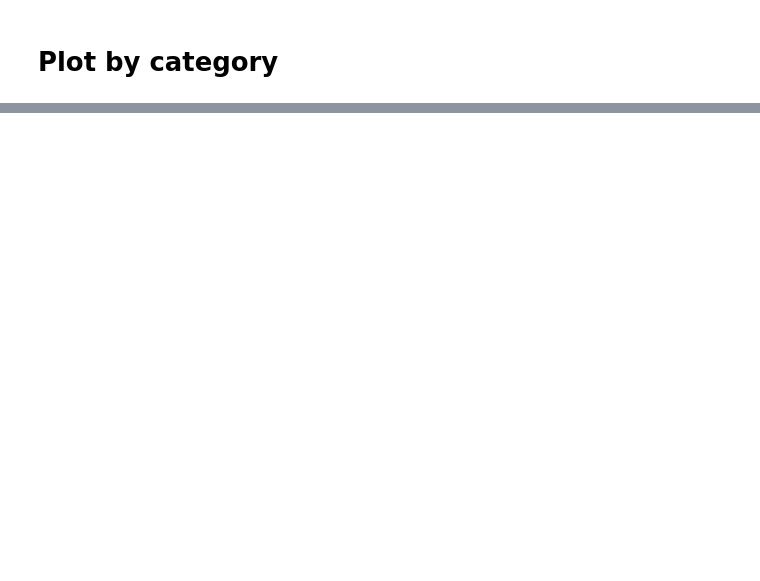
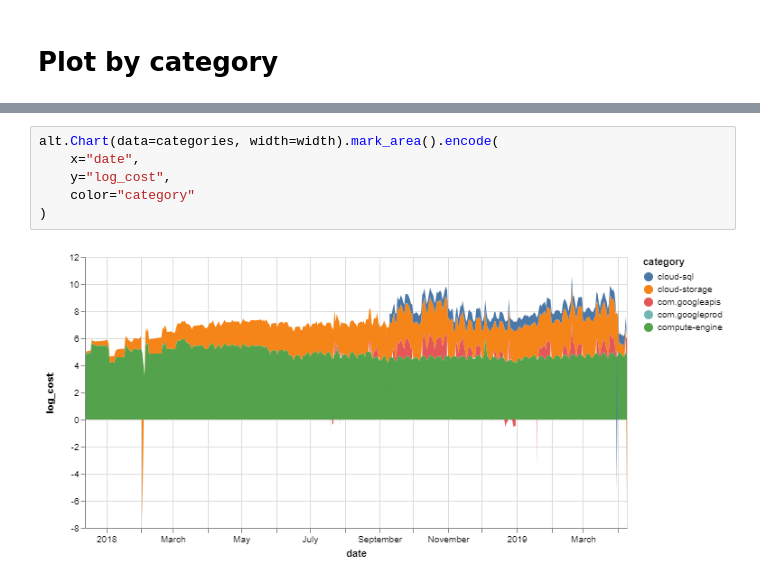
Before and after one commit to jupyterhub/binder-billing, a Jupyter notebook: analyze_data.ipynb, the cells around one changed output, grey strips where cells are left out. Drawn from its saved outputs; the diff is of its cells as text; blank space fills up the shorter version.

```diff
--- a/analyze_data.ipynb
+++ b/analyze_data.ipynb
@@ -59,0 +55,8 @@ plt.setp(ax.get_xticklabels(), rotation=45, horizontalalignment='right');
+# %%
+alt.Chart(data=categories, width=width).mark_area().encode(
+    x="date",
+    y="log_cost",
+    color="category"
+)
+# %% [output]
+[figure, added]
```
Also changed, not shown: parts of 14 cells of this notebook, 3 other files.
